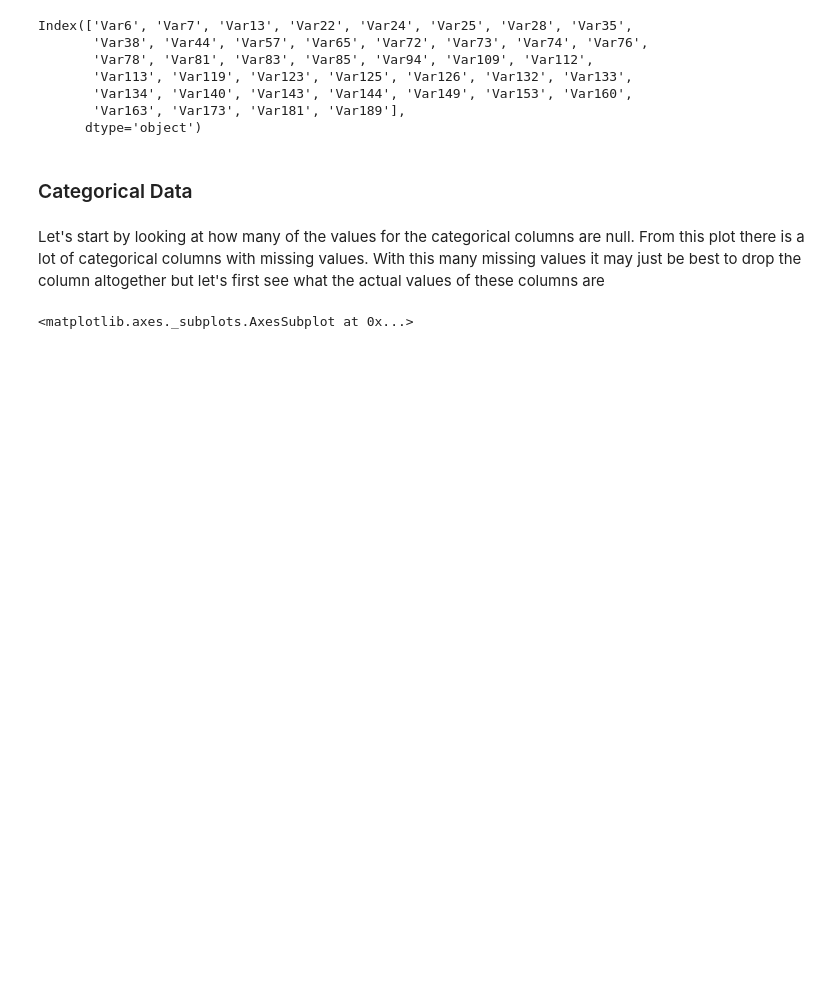
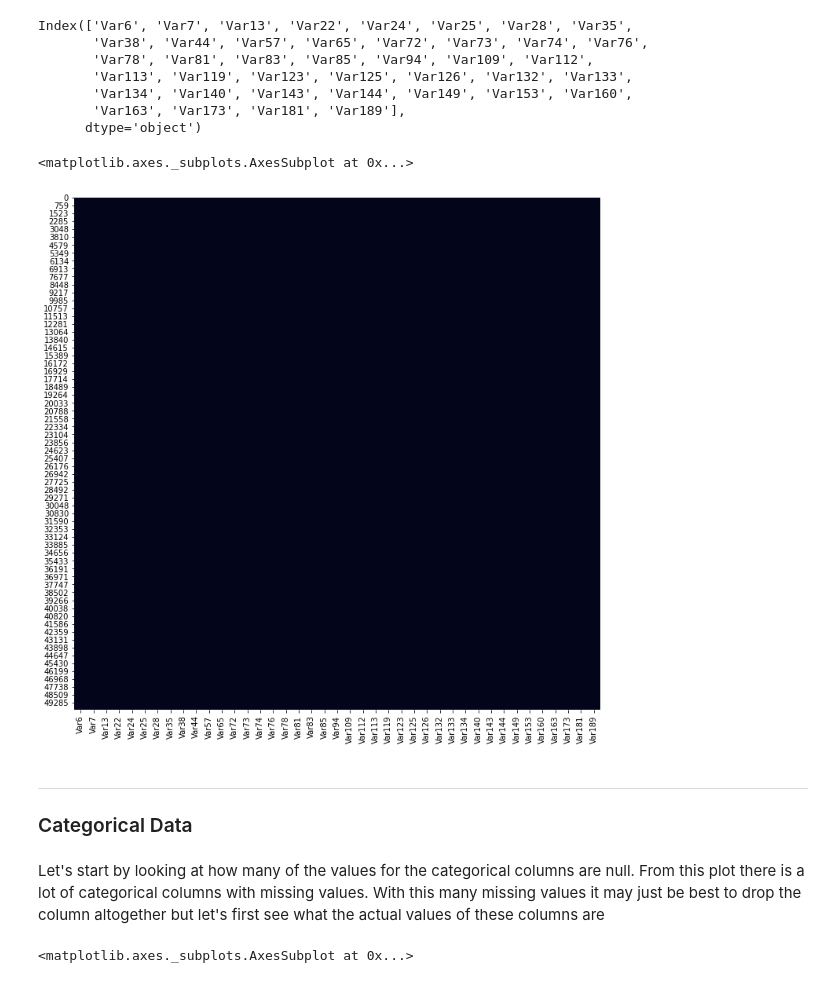
Before and after one commit to sdesilva26/Customer-Churn-Prediction, a Jupyter notebook: notebooks/Data Preprocessing.ipynb, the cells around one changed output. Drawn from its saved outputs; the diff is of its cells as text; code cells hidden in the pictures; blank space fills up the shorter version.

```diff
--- a/notebooks/Customer Churn Prediction.ipynb
+++ b/notebooks/Data Preprocessing.ipynb
@@ -806,7 +802,14 @@ Index(['Var6', 'Var7', 'Var13', 'Var22', 'Var24', 'Var25', 'Var28', 'Var35',
        'Var134', 'Var140', 'Var143', 'Var144', 'Var149', 'Var153', 'Var160',
        'Var163', 'Var173', 'Var181', 'Var189'],
       dtype='object')
+# %%
+plt.figure(figsize=(12,12))
+sns.heatmap(df_cleaned[numerical_cols].isnull(), cbar=False)
+# %% [output]
+<matplotlib.axes._subplots.AxesSubplot at 0x...>
+[figure, added]
 # %% [markdown]
+***
 ### Categorical  Data
 # %% [markdown]
 Let's start by looking at how many of the values for the categorical columns are null. From this plot there is a lot of categorical columns with missing values. With this many missing values it may just be best to drop the column altogether but let's first see what the actual values of these columns are
```
Also changed, not shown: parts of 32 cells of this notebook, 1 other file.
